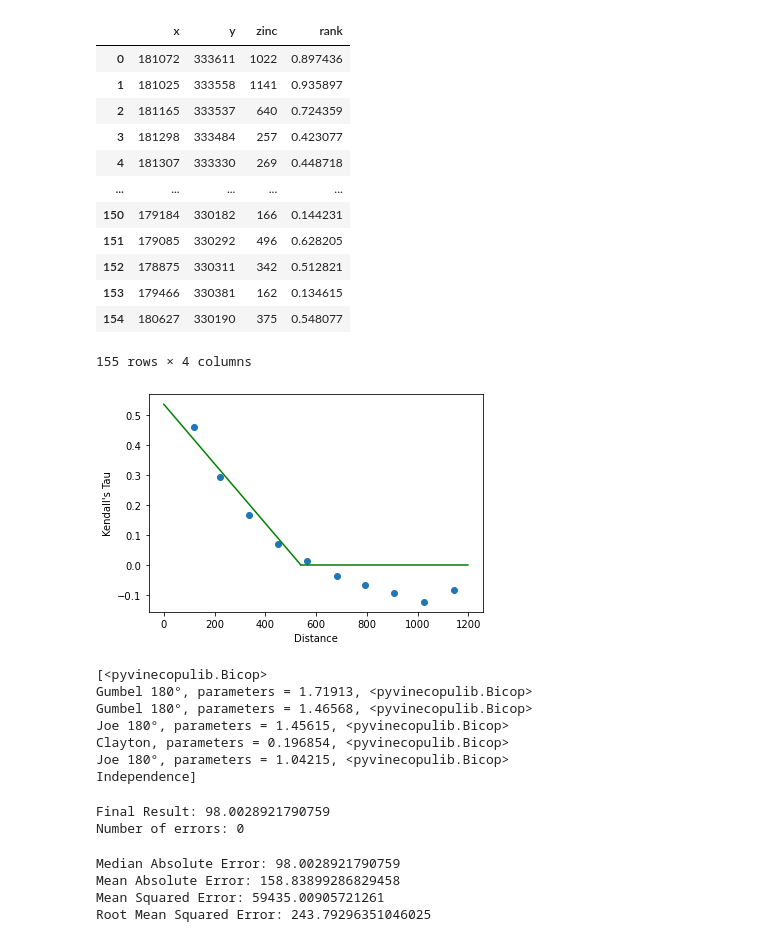
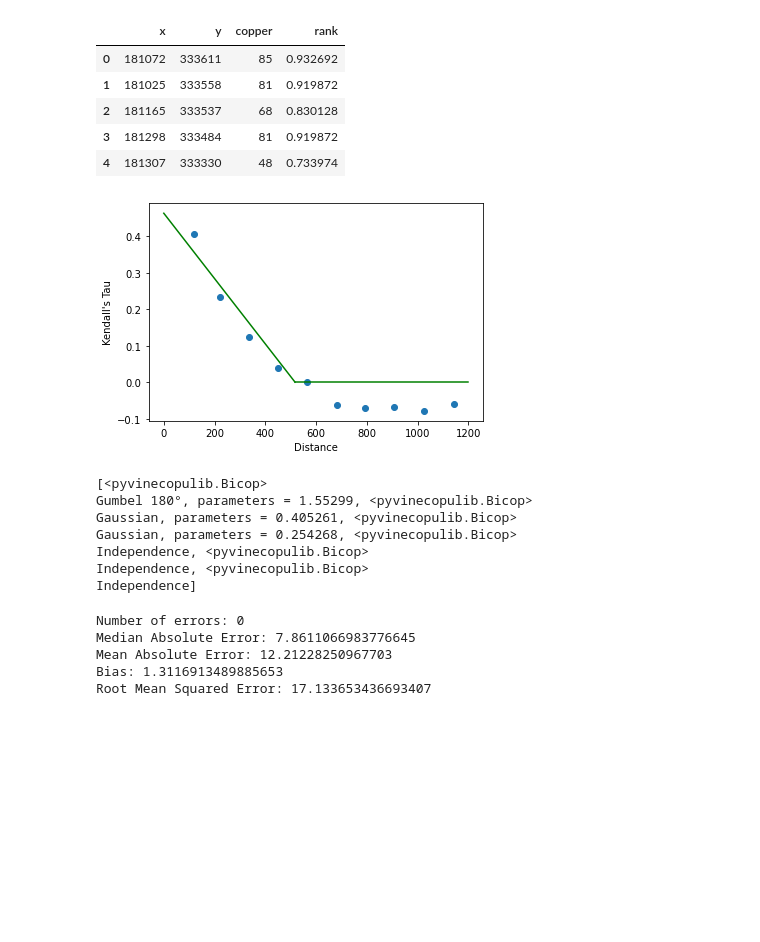
Before and after one commit to SSolarski/spatialvinecopula, a Jupyter notebook: Spatial_Vine_Copulas.ipynb, the cells around one changed output. Saved outputs shown, nothing was run; the diff lists cells and outputs as text; code cells hidden in the pictures; blank space fills up the shorter version.

```diff
--- a/Spatial_Vine_Copulas.ipynb
+++ b/Spatial_Vine_Copulas.ipynb
@@ -13,12 +10,16 @@ import pyvinecopulib as pv
 # %%
 # load in data (same as in spcopula demo)
-src = skg.data.meuse(variable='zinc')
+
+# options for variables: zinc, copper, lead, and cadmium
+variable = 'copper'
+
+src = skg.data.meuse(variable=variable)
 
 coords, vals = src.get('sample')
 
 # make a dataframe
 df = pd.DataFrame(
-    {'x': coords[:, 0], 'y': coords[:, 1], 'zinc': vals.flatten()})
+    {'x': coords[:, 0], 'y': coords[:, 1], variable: vals.flatten()})
 
 NUMBER_OF_STATIONS = df.shape[0]
 df.head()
@@ -38,24 +52,17 @@ plt.scatter(df["x"], df["y"], c=df["zinc"], cmap=plt.cm.coolwarm)
 # %%
 # initialize the DataSet class with df and variable
-dataset = DataSet(df, "zinc")
+dataset = DataSet(df, variable_of_interest=variable)
 # %%
 # add the rank column to the original dataframe
 dataset.add_rank()
-dataset.df
+dataset.df.head()
 # %% [output]
-|  | x | y | zinc | rank |
-| 0 | 181072 | 333611 | 1022 | 0.897436 |
-| 1 | 181025 | 333558 | 1141 | 0.935897 |
-| 2 | 181165 | 333537 | 640 | 0.724359 |
-| 3 | 181298 | 333484 | 257 | 0.423077 |
-| 4 | 181307 | 333330 | 269 | 0.448718 |
-| ... | ... | ... | ... | ... |
-| 150 | 179184 | 330182 | 166 | 0.144231 |
-| 151 | 179085 | 330292 | 496 | 0.628205 |
-| 152 | 178875 | 330311 | 342 | 0.512821 |
-| 153 | 179466 | 330381 | 162 | 0.134615 |
-| 154 | 180627 | 330190 | 375 | 0.548077 |
+|  | x | y | copper | rank |
+| 0 | 181072 | 333611 | 85 | 0.932692 |
+| 1 | 181025 | 333558 | 81 | 0.919872 |
+| 2 | 181165 | 333537 | 68 | 0.830128 |
+| 3 | 181298 | 333484 | 81 | 0.919872 |
+| 4 | 181307 | 333330 | 48 | 0.733974 |
-155 rows × 4 columns
 # %%
 # construct the pairs for the whole dataset (without the cutoff value)
 dataset.construct_pairs()
@@ -95,7 +102,7 @@ spatial_copula.fit_model_kendall()
 # plot the model
 spatial_copula.plot_kendall()
 # %% [output]
-[figure, old version]
+[figure, new version]
 # %%
 # convert the bins to copulas
 spatial_copula.calculate_copulas()
@@ -103,11 +110,11 @@ spatial_copula.calculate_copulas()
 print(spatial_copula.copulas)
 # %% [output]
 [<pyvinecopulib.Bicop>
-Gumbel 180°, parameters = 1.71913, <pyvinecopulib.Bicop>
-Gumbel 180°, parameters = 1.46568, <pyvinecopulib.Bicop>
-Joe 180°, parameters = 1.45615, <pyvinecopulib.Bicop>
-Clayton, parameters = 0.196854, <pyvinecopulib.Bicop>
-Joe 180°, parameters = 1.04215, <pyvinecopulib.Bicop>
+Gumbel 180°, parameters = 1.55299, <pyvinecopulib.Bicop>
+Gaussian, parameters = 0.405261, <pyvinecopulib.Bicop>
+Gaussian, parameters = 0.254268, <pyvinecopulib.Bicop>
+Independence, <pyvinecopulib.Bicop>
+Independence, <pyvinecopulib.Bicop>
 Independence]
 # %%
 num_bins_list = [spatial_copula.num_bins, 10, 12, 12, 12, 12, 12, 8, 8, 6,
@@ -132,17 +140,13 @@ neigh_size = 20
 dataset.build_neighbourhoods_ln(neighbourhood_size=neigh_size)
 # %%
 spatial_vine_copula.calculate_predictions()
+spatial_vine_copula.get_results()
 # %% [output]
-Final Result: 98.0028921790759
 Number of errors: 0
+Median Absolute Error: 7.8611066983776645
+Mean Absolute Error: 12.21228250967703
+Bias: 1.3116913489885653
+Root Mean Squared Error: 17.133653436693407
-# %%
-
-spatial_vine_copula.get_results()
-# %% [output]
-Median Absolute Error: 98.0028921790759
-Mean Absolute Error: 158.83899286829458
-Mean Squared Error: 59435.00905721261
-Root Mean Squared Error: 243.79296351046025
 # %%
 spatial_vine_copula.plot_original_data()
 spatial_vine_copula.plot_predicted_data()
```
Also changed, not shown: parts of 7 cells of this notebook, 2 other files.
